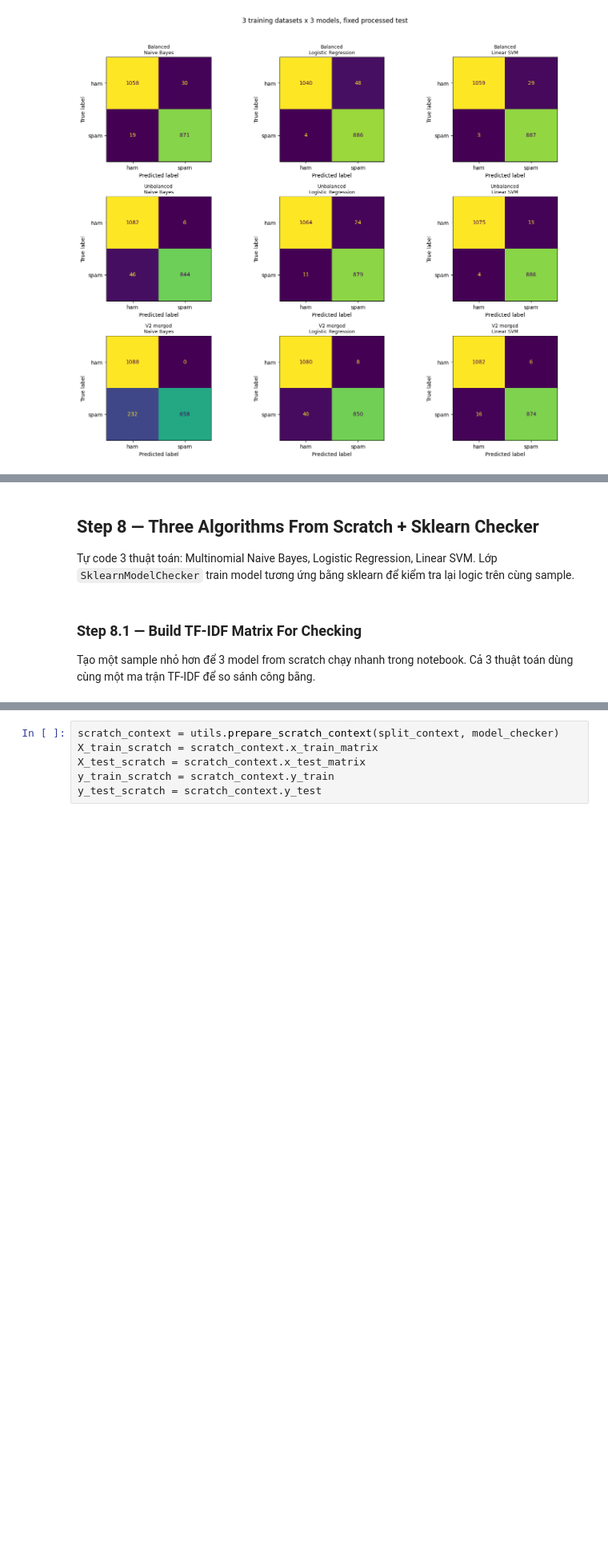
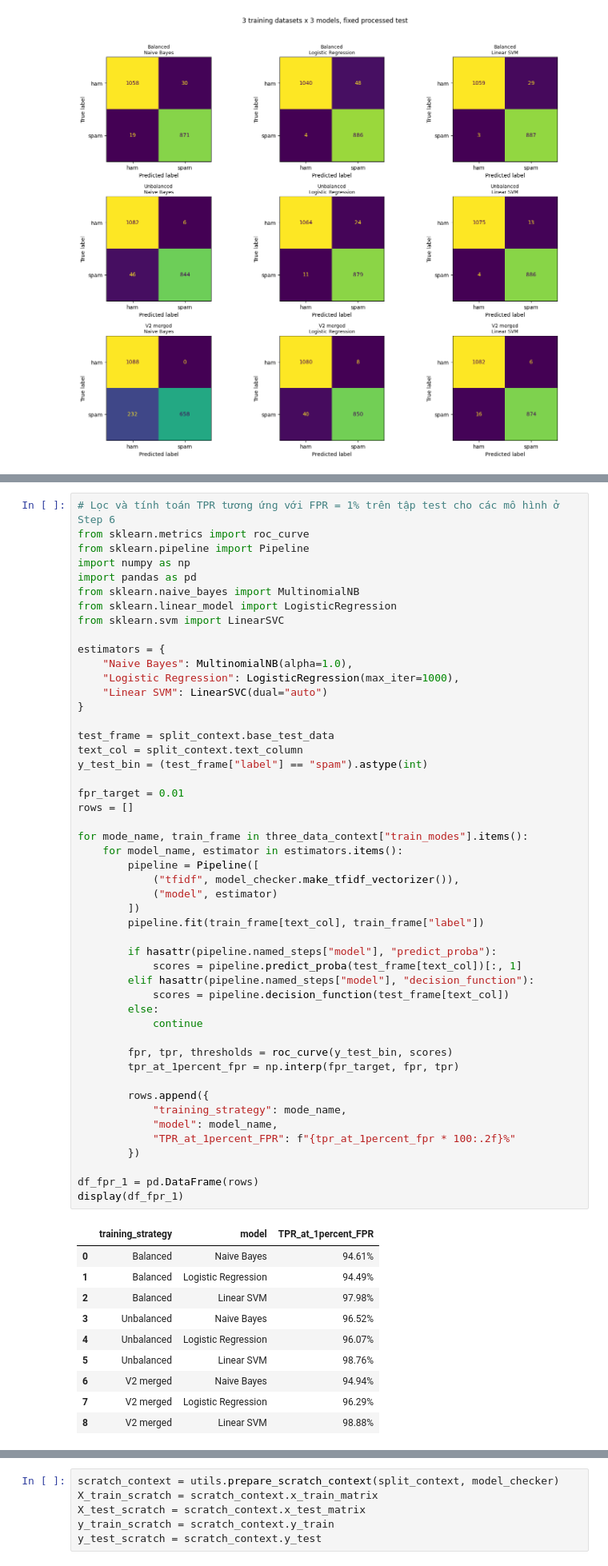
Before and after one commit to QuangManhAI/lab01-machine-learning, a Jupyter notebook: notebooks/lab01.ipynb, the cells around one changed output, grey strips where cells are left out. Shown at 80% size. Drawn from its saved outputs; the diff is of its cells as text; blank space fills up the shorter version.

```diff
--- a/notebooks/lab01.ipynb
+++ b/notebooks/lab01.ipynb
@@ -459,8 +454,60 @@ Example features:
-# %% [markdown]
-## Step 8 — Three Algorithms From Scratch + Sklearn Checker
-
-Tự code 3 thuật toán: Multinomial Naive Bayes, Logistic Regression, Linear SVM. Lớp `SklearnModelChecker` train model tương ứng bằng sklearn để kiểm tra lại logic trên cùng sample.
-# %% [markdown]
-### Step 8.1 — Build TF-IDF Matrix For Checking
-
-Tạo một sample nhỏ hơn để 3 model from scratch chạy nhanh trong notebook. Cả 3 thuật toán dùng cùng một ma trận TF-IDF để so sánh công bằng.
+# %%
+# Lọc và tính toán TPR tương ứng với FPR = 1% trên tập test cho các mô hình ở Step 6
+from sklearn.metrics import roc_curve
+from sklearn.pipeline import Pipeline
+import numpy as np
+import pandas as pd
+from sklearn.naive_bayes import MultinomialNB
+from sklearn.linear_model import LogisticRegression
+from sklearn.svm import LinearSVC
+
+estimators = {
+    "Naive Bayes": MultinomialNB(alpha=1.0),
+    "Logistic Regression": LogisticRegression(max_iter=1000),
+    "Linear SVM": LinearSVC(dual="auto")
+}
+
+test_frame = split_context.base_test_data
+text_col = split_context.text_column
+y_test_bin = (test_frame["label"] == "spam").astype(int)
+
+fpr_target = 0.01
+rows = []
+
+for mode_name, train_frame in three_data_context["train_modes"].items():
+    for model_name, estimator in estimators.items():
+        pipeline = Pipeline([
+            ("tfidf", model_checker.make_tfidf_vectorizer()),
+            ("model", estimator)
+        ])
+        pipeline.fit(train_frame[text_col], train_frame["label"])
+
+        if hasattr(pipeline.named_steps["model"], "predict_proba"):
+            scores = pipeline.predict_proba(test_frame[text_col])[:, 1]
+        elif hasattr(pipeline.named_steps["model"], "decision_function"):
+            scores = pipeline.decision_function(test_frame[text_col])
+        else:
+            continue
+
+        fpr, tpr, thresholds = roc_curve(y_test_bin, scores)
+        tpr_at_1percent_fpr = np.interp(fpr_target, fpr, tpr)
+
+        rows.append({
+            "training_strategy": mode_name,
+            "model": model_name,
+            "TPR_at_1percent_FPR": f"{tpr_at_1percent_fpr * 100:.2f}%"
+        })
+
+df_fpr_1 = pd.DataFrame(rows)
+display(df_fpr_1)
+# %% [output]
+|  | training_strategy | model | TPR_at_1percent_FPR |
+| 0 | Balanced | Naive Bayes | 94.61% |
+| 1 | Balanced | Logistic Regression | 94.49% |
+| 2 | Balanced | Linear SVM | 97.98% |
+| 3 | Unbalanced | Naive Bayes | 96.52% |
+| 4 | Unbalanced | Logistic Regression | 96.07% |
+| 5 | Unbalanced | Linear SVM | 98.76% |
+| 6 | V2 merged | Naive Bayes | 94.94% |
+| 7 | V2 merged | Logistic Regression | 96.29% |
+| 8 | V2 merged | Linear SVM | 98.88% |
```
Also changed, not shown: parts of 50 cells of this notebook, 1 other file.
